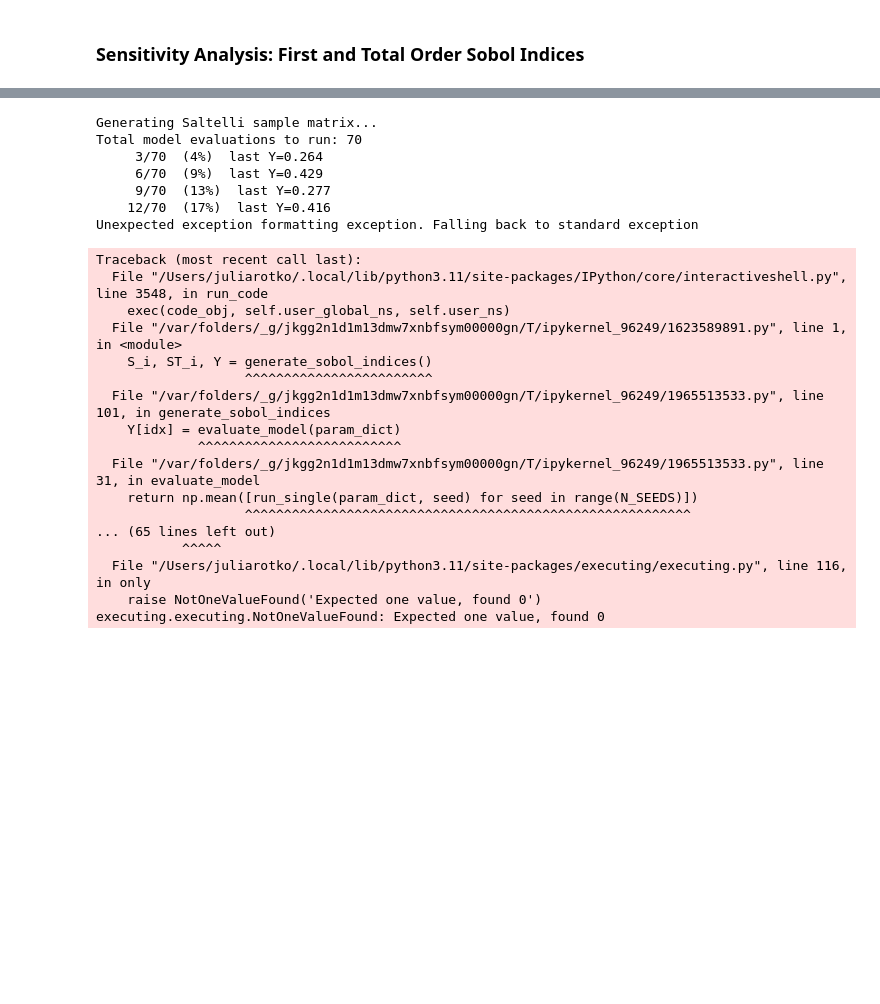
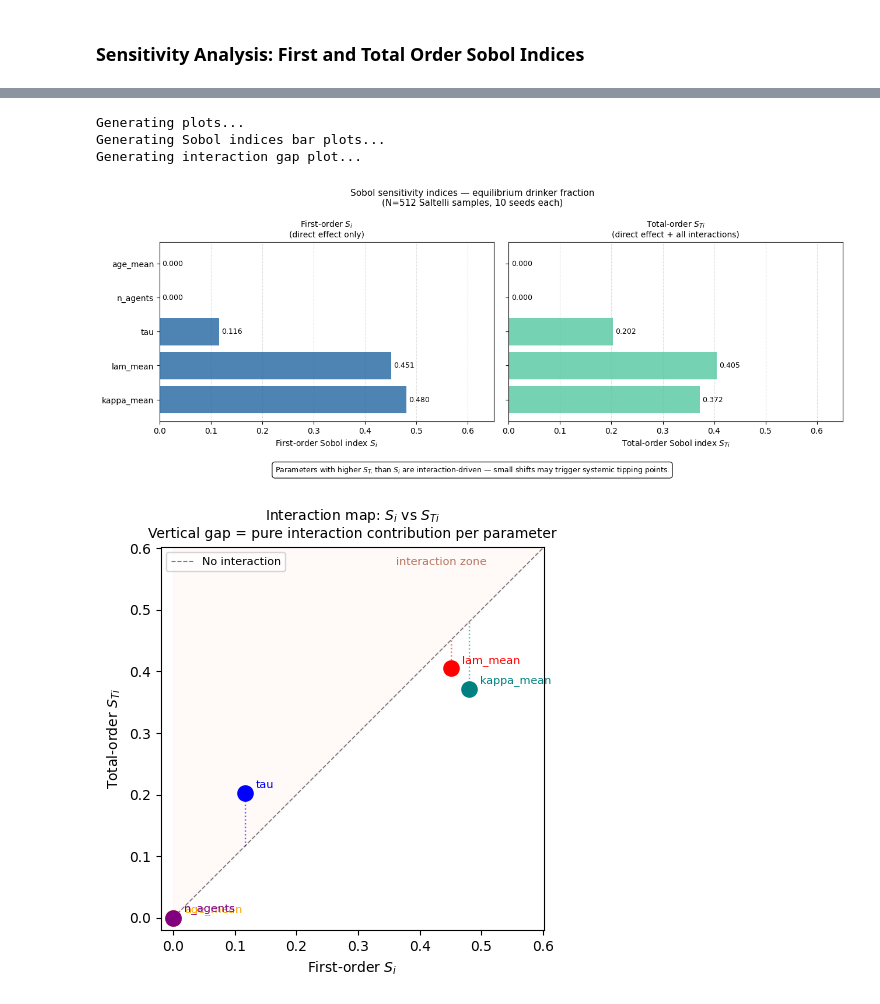
Before and after one commit to StrahilPeykov/abm-drinking-behaviour, a Jupyter notebook: src/plot.ipynb, the cells around one changed output, grey strips where cells are left out. Saved outputs shown, nothing was run; the diff lists cells and outputs as text; code cells hidden in the pictures; blank space fills up the shorter version.

Commit message:
bar chart, interaction graph

```diff
--- a/src/plot.ipynb
+++ b/src/plot.ipynb
@@ -300,3 +292,38 @@ def plot_sobol_bars(S_i: np.ndarray, ST_i: np.ndarray):
 
     fig.tight_layout(rect=[0, 0.06, 1, 1])
     return fig
+# %%
+def plot_interaction_gaps(S_i: np.ndarray, ST_i: np.ndarray):
+    labels = [p[0] for p in params]
+    fig, ax = plt.subplots(figsize=(7, 5))
+
+    lim = max(S_i.max(), ST_i.max()) * 1.15 + 0.05
+
+    ax.plot([0, lim], [0, lim], "k--", linewidth=0.8, alpha=0.5, label="No interaction")
+    ax.fill_between([0, lim], [0, lim], [lim, lim], alpha=0.04, color="coral")
+    ax.text(lim * 0.6, lim * 0.95, "interaction zone", fontsize=8, color="#993C1D", alpha=0.7)
+
+    colors = ["blue", "red", "teal", "orange", "purple"]
+
+    for i, (label, si, sti) in enumerate(zip(labels, S_i, ST_i)):
+        ax.scatter(si, sti, s=120, color=colors[i % len(colors)], zorder=5)
+        ax.annotate(label, (si, sti), textcoords="offset points",
+                    xytext=(8, 4), fontsize=8, color=colors[i % len(colors)])
+
+        ax.plot([si, si], [si, sti], color=colors[i % len(colors)],
+                linewidth=1, linestyle=":", alpha=0.6)
+
+    ax.set_xlabel("First-order $S_i$", fontsize=10)
+    ax.set_ylabel("Total-order $S_{Ti}$", fontsize=10)
+    ax.set_title(
+        "Interaction map: $S_i$ vs $S_{Ti}$\n"
+        "Vertical gap = pure interaction contribution per parameter",
+        fontsize=10,
+    )
+    ax.set_xlim(-0.02, lim)
+    ax.set_ylim(-0.02, lim)
+    ax.set_aspect("equal")
+    ax.legend(fontsize=8)
+
+    fig.tight_layout()
+    return fig
@@ -303,31 +350,13 @@ def plot_sobol_bars(S_i: np.ndarray, ST_i: np.ndarray):
 # %%
-S_i, ST_i, Y = generate_sobol_indices()
-
 # Generate plots
 print("Generating plots...")
+print("Generating Sobol indices bar plots...")
 fig1 = plot_sobol_bars(S_i, ST_i)
+print("Generating interaction gap plot...")
+fig2 = plot_interaction_gaps(S_i, ST_i)
 # %% [output]
-Generating Saltelli sample matrix...
-Total model evaluations to run: 70
-     3/70  (4%)  last Y=0.264
-     6/70  (9%)  last Y=0.429
-     9/70  (13%)  last Y=0.277
-    12/70  (17%)  last Y=0.416
-Unexpected exception formatting exception. Falling back to standard exception
+Generating plots...
+Generating Sobol indices bar plots...
+Generating interaction gap plot...
-Traceback (most recent call last):
-  File "/Users/juliarotko/.local/lib/python3.11/site-packages/IPython/core/interactiveshell.py", line 3548, in run_code
-    exec(code_obj, self.user_global_ns, self.user_ns)
-  File "/var/folders/_g/jkgg2n1d1m13dmw7xnbfsym00000gn/T/ipykernel_96249/1623589891.py", line 1, in <module>
-    S_i, ST_i, Y = generate_sobol_indices()
-                   ^^^^^^^^^^^^^^^^^^^^^^^^
-  File "/var/folders/_g/jkgg2n1d1m13dmw7xnbfsym00000gn/T/ipykernel_96249/1965513533.py", line 101, in generate_sobol_indices
-    Y[idx] = evaluate_model(param_dict)
-             ^^^^^^^^^^^^^^^^^^^^^^^^^^
-  File "/var/folders/_g/jkgg2n1d1m13dmw7xnbfsym00000gn/T/ipykernel_96249/1965513533.py", line 31, in evaluate_model
-    return np.mean([run_single(param_dict, seed) for seed in range(N_SEEDS)])
-                   ^^^^^^^^^^^^^^^^^^^^^^^^^^^^^^^^^^^^^^^^^^^^^^^^^^^^^^^^^
-... (65 lines left out)
-           ^^^^^
-  File "/Users/juliarotko/.local/lib/python3.11/site-packages/executing/executing.py", line 116, in only
-    raise NotOneValueFound('Expected one value, found 0')
-executing.executing.NotOneValueFound: Expected one value, found 0
+[figure, added]
+[figure, added]
```
Also changed, not shown: parts of 5 cells of this notebook.
